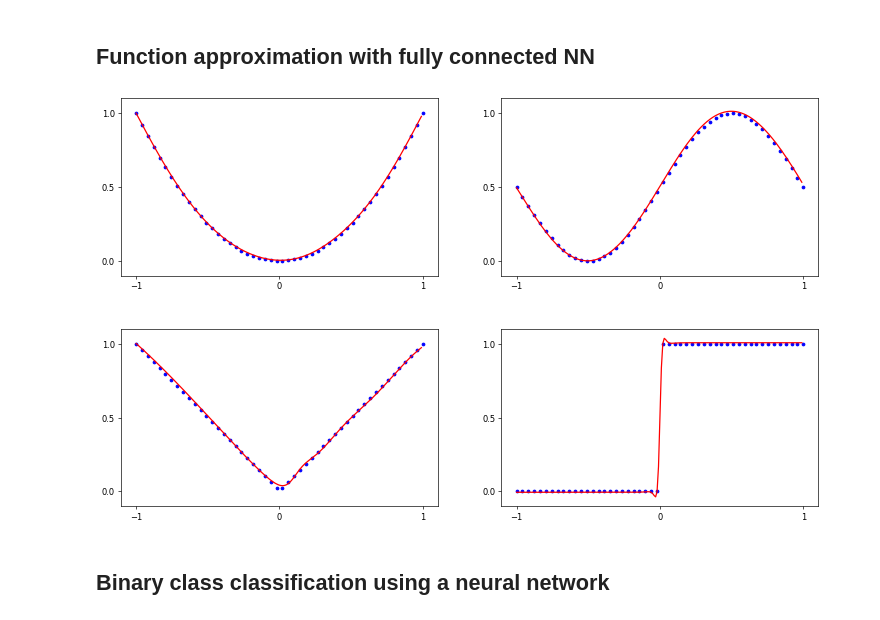
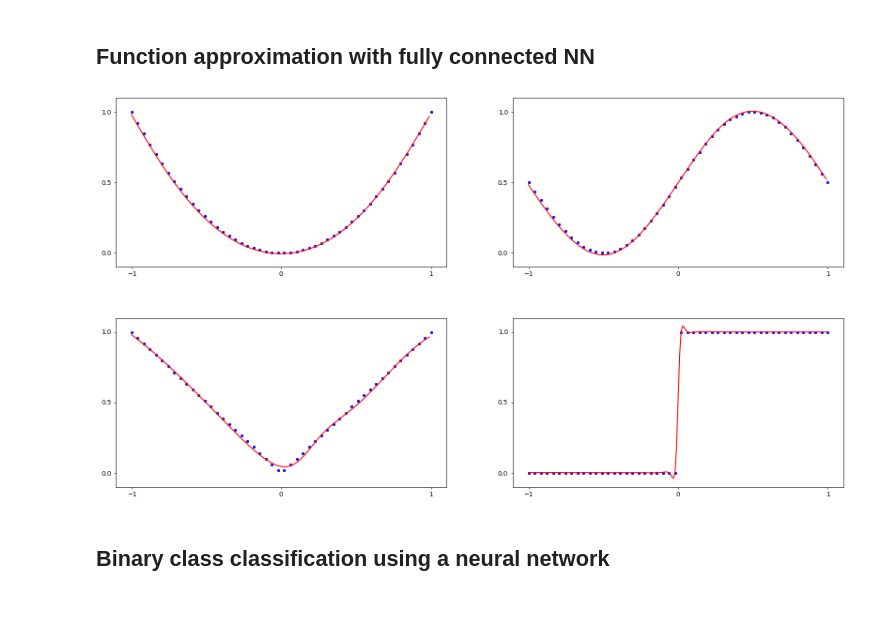
Before and after one commit to oilneck/prml_python, a Jupyter notebook: Notebook/test_Deep_learning.ipynb, the cells around one changed output. Saved outputs shown, nothing was run; the diff lists cells and outputs as text; code cells hidden in the pictures.

```diff
--- a/Notebook/test_Deep_learning.ipynb
+++ b/Notebook/test_Deep_learning.ipynb
@@ -24,35 +24,35 @@ multi_func = [np.square, sinusoidal, np.abs, heaviside]
 
 # test data
 x = np.arange(-1,1,0.01).reshape(-1,1)
 
-fig = plt.figure(figsize=(15, 9),dpi=60)
+fig = plt.figure(figsize=(20, 11),dpi=50)
 for n,func in enumerate(multi_func,1):
 
     train_y = func(train_x)
     '''----- plot training data -----'''
     ax = fig.add_subplot(2,2,n)
     ax.scatter(train_x, train_y,s=12,color='blue')
 
     '''----- Constructing NN -----'''
     model = Two_layer_net(1,4,1)
     model.add(['tanh','linear'])
     optimizer = Adam(lr = 0.1, beta_1 = 0.95, beta_2 = 0.95)
 
     '''-----learning------'''
     for _ in range(int(max_iter)):
         grads = model.gradient(train_x,train_y)
         optimizer.update(model.params, grads)
 
     # prediction data
     y = model.predict(x)
     ax.plot(x, y, 'r-')
     plt.xticks([-1,0,1])
     plt.yticks([0,0.5,1])
     plt.ylim([-0.1, 1.1])
     plt.subplots_adjust(wspace=0.2,hspace=0.3)
 plt.show()
 # %% [output]
-[figure, old version]
+[figure, new version]
 # %% [markdown]
 ## Binary class classification using a neural network
 # %%
```
Also changed, not shown: parts of 4 cells of this notebook.
